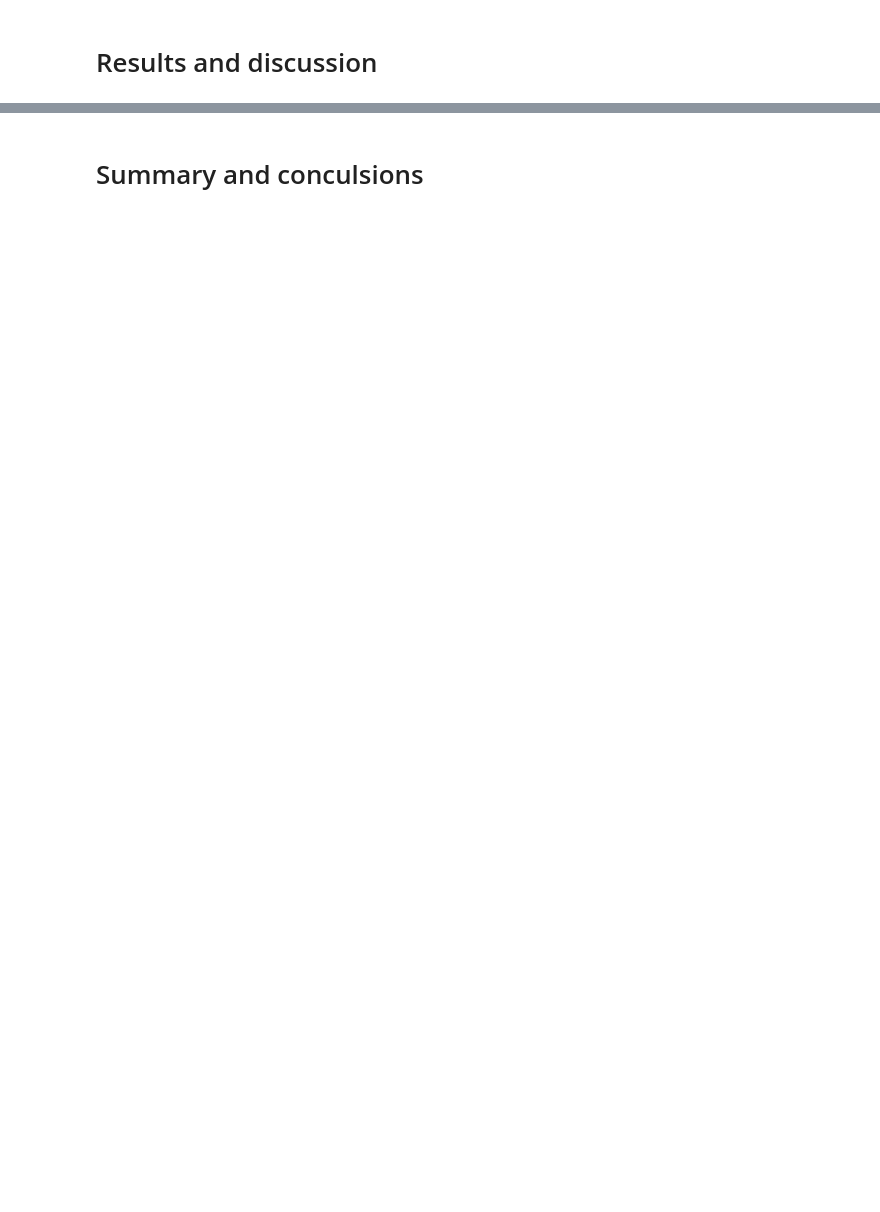
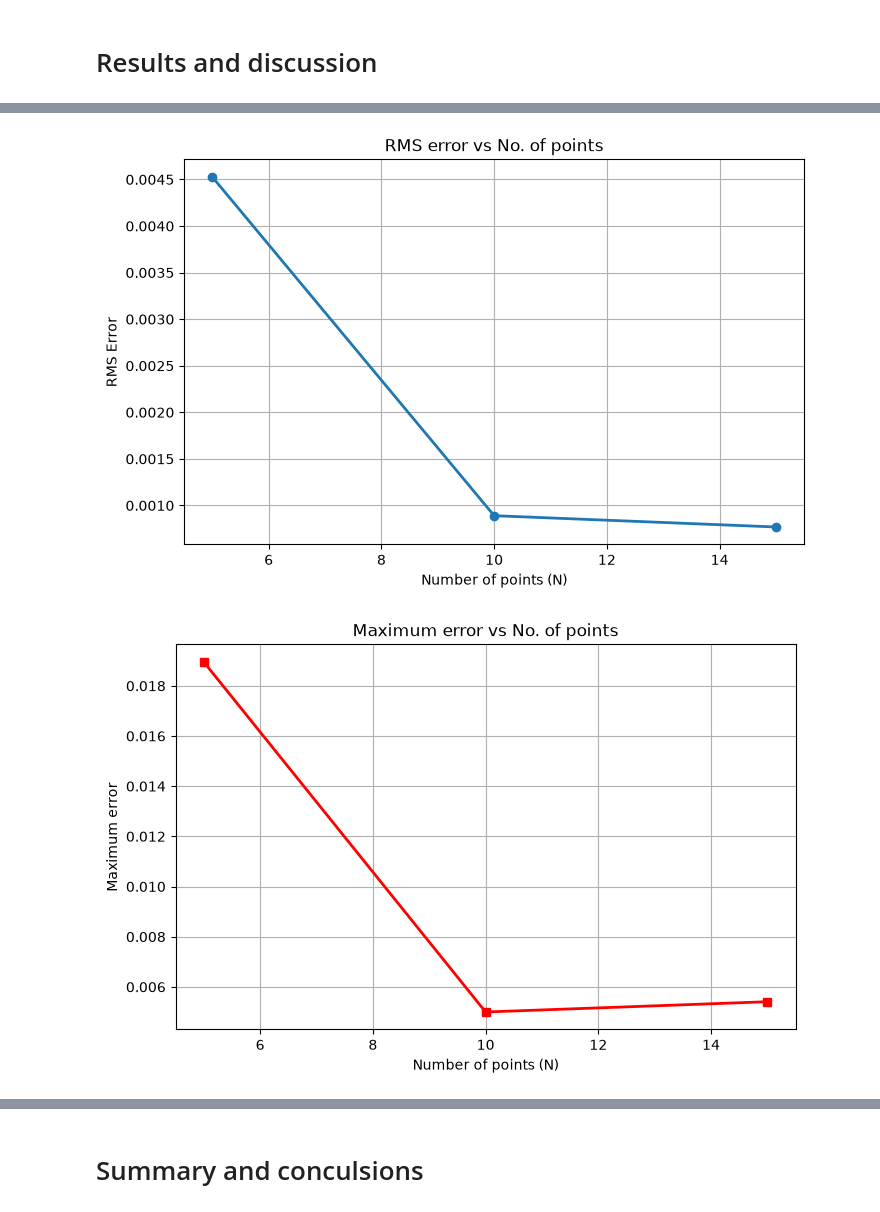
Before and after one commit to Aathi2165/AE801_2026, a Jupyter notebook: interpolation/SC26M006 ANCHAL BHUPAL Interpolation.ipynb, the cells around one changed output, grey strips where cells are left out. Cells and saved outputs as stored; diff of their text form; code cells hidden in the pictures; blank space fills up the shorter version.

```diff
--- a/interpolation/SC26M006 ANCHAL BHUPAL Interpolation.ipynb
+++ b/interpolation/SC26M006 ANCHAL BHUPAL Interpolation.ipynb
@@ -300,0 +290,73 @@ The accuracy of the reconstructed airfoil depends on the placement of the interp
+# %%
+#Quantifying the error (max, RMS) between the true and reconstructed results
+x_fine = np.linspace(0,1,500)
+
+max_error_uniform=[]
+rms_error_uniform=[]
+rms_percent_uniform=[]
+
+for N in N_values:
+    #upper surface interpolation pts.
+    idx_u = np.round(np.linspace(0, len(xu)-1, N)).astype(int)
+    xu_data = xu[idx_u]
+    yu_data = yu[idx_u]
+
+    #lower surface interpolation pts.
+    idx_l = np.round(np.linspace(0, len(xl)-1, N)).astype(int)
+    xl_data = xl[idx_l]
+    yl_data = yl[idx_l]
+
+    #Reconstructed upper surface
+    y_reconstruct_up = np.array([Lagrng(xu_data, yu_data, N, xx) for xx in x_fine])
+
+    #Reconstructed lower surface
+    y_reconstruct_low = np.array([Lagrng(xl_data, yl_data, N, xx) for xx in x_fine])
+
+    #to verify debugging
+    print("Upper:")
+    print(np.min(y_reconstruct_up), np.max(y_reconstruct_up))
+
+    print("Lower:")
+    print(np.min(y_reconstruct_low), np.max(y_reconstruct_low))
+
+    #True airfoil
+    y_true_up = np.interp(x_fine, xu, yu)
+    y_true_low = np.interp(x_fine, xl, yl)
+
+    y_true = np.concatenate((y_true_up, y_true_low))
+    y_reconstruct = np.concatenate((y_reconstruct_up, y_reconstruct_low))
+
+    #Maximum error
+    max_error = np.max(np.abs(y_true - y_reconstruct))
+
+    #RMS error
+    rms_error = np.sqrt(np.mean((y_true - y_reconstruct)**2))
+
+    #RMS percentage error
+    rms_percent = (rms_error/np.max(np.abs(y_true)))*100
+
+    max_error_uniform.append(max_error)
+    rms_error_uniform.append(rms_error)
+    rms_percent_uniform.append(rms_percent)
+
+    print(f"\nN={N}")
+    print("Maximum Error =", max_error)
+    print("RMS error = ", rms_error)
+    print("RMS Percentage Error =", rms_percent, "%")
+
+plt.figure(figsize=(8,5))
+plt.plot(N_values, rms_error_uniform, 'o-', linewidth= 2)
+plt.xlabel("Number of points (N)")
+plt.ylabel("RMS Error")
+plt.title("RMS error vs No. of points")
+plt.grid(True)
+plt.show()
+
+plt.figure(figsize=(8,5))
+plt.plot(N_values, max_error_uniform, 's-r', linewidth = 2)
+plt.xlabel("Number of points (N)")
+plt.ylabel("Maximum error")
+plt.title("Maximum error vs No. of points")
+plt.grid(True)
+plt.show()
+# %% [output]
@@ -300,0 +380,2 @@ The accuracy of the reconstructed airfoil depends on the placement of the interp
+[figure, added]
+[figure, added]
```
Also changed, not shown: parts of 11 cells of this notebook.
